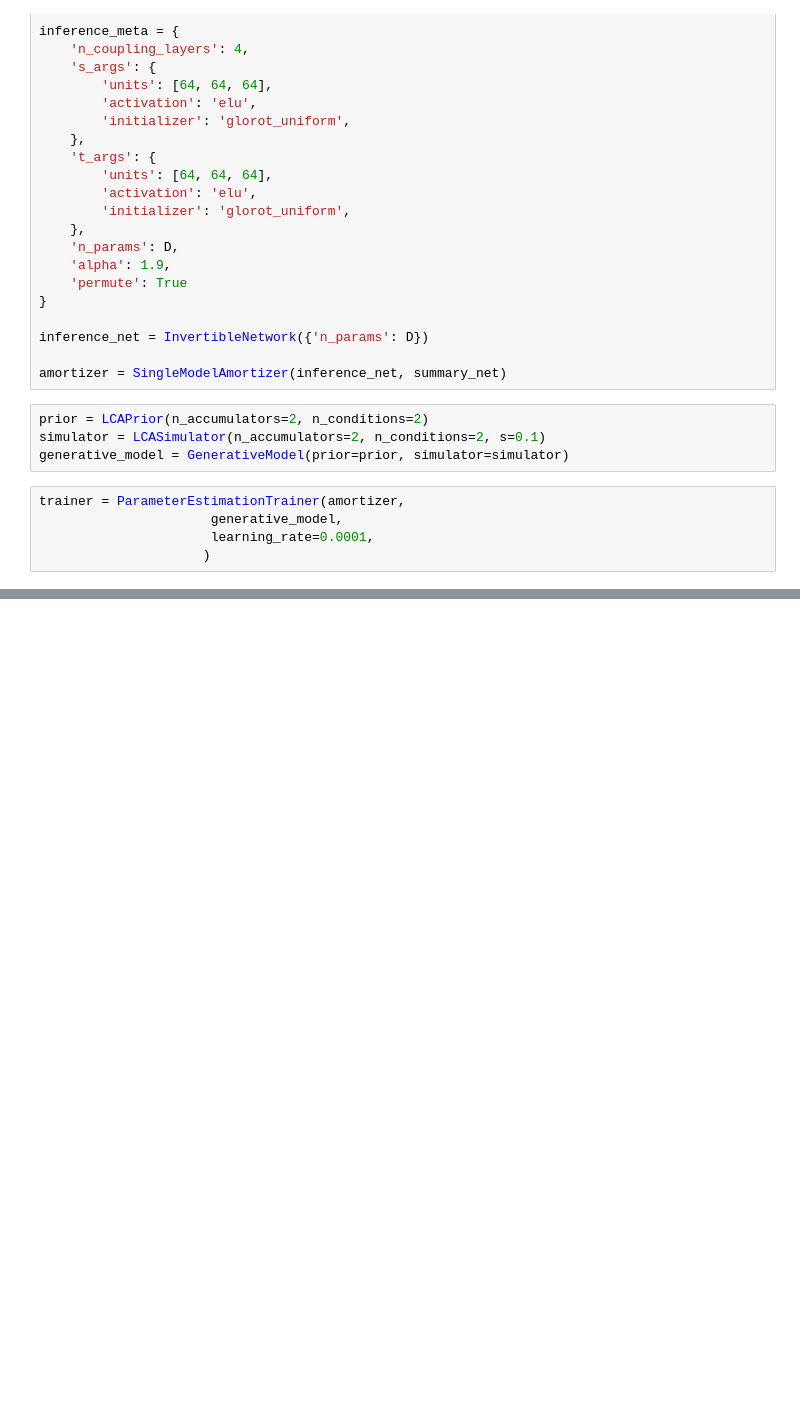
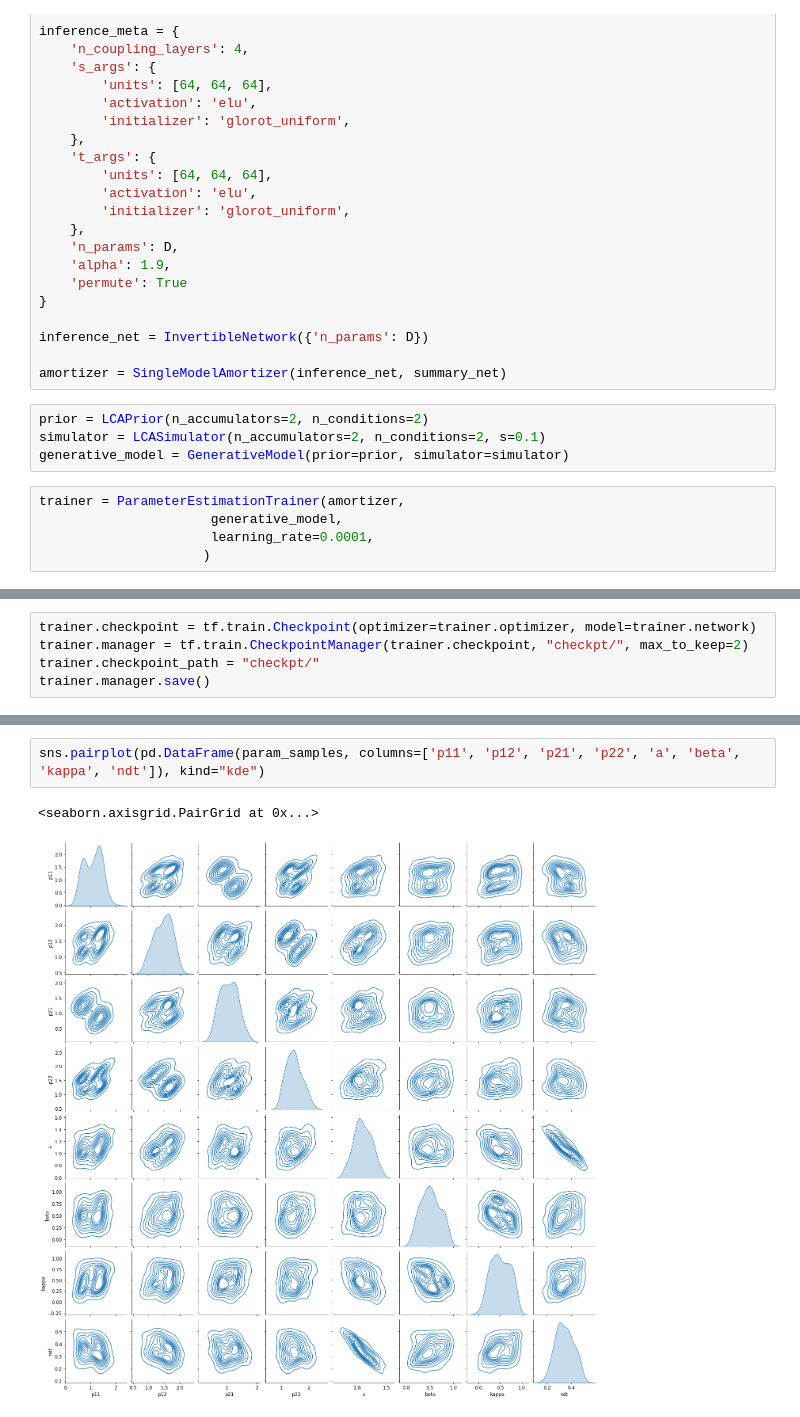
Before and after one commit to marvinschmitt/LCAEstimation, a Jupyter notebook: accumulator_meta.ipynb, the cells around one changed output, grey strips where cells are left out. Saved outputs shown, nothing was run; the diff lists cells and outputs as text; blank space fills up the shorter version.

```diff
--- a/accumulator_meta.ipynb
+++ b/accumulator_meta.ipynb
@@ -213,0 +215,5 @@ true_vs_estimated(p, param_means, ['p11', 'p12', 'p21', 'p22', 'a', 'beta', 'kap
+# %%
+trainer.checkpoint = tf.train.Checkpoint(optimizer=trainer.optimizer, model=trainer.network)
+trainer.manager = tf.train.CheckpointManager(trainer.checkpoint, "checkpt/", max_to_keep=2)
+trainer.checkpoint_path = "checkpt/"
+trainer.manager.save()
@@ -213,0 +250,5 @@ true_vs_estimated(p, param_means, ['p11', 'p12', 'p21', 'p22', 'a', 'beta', 'kap
+# %%
+sns.pairplot(pd.DataFrame(param_samples, columns=['p11', 'p12', 'p21', 'p22', 'a', 'beta', 'kappa', 'ndt']), kind="kde")
+# %% [output]
+<seaborn.axisgrid.PairGrid at 0x...>
+[figure, added]
```
Also changed, not shown: parts of 9 cells of this notebook, 1 other file.
